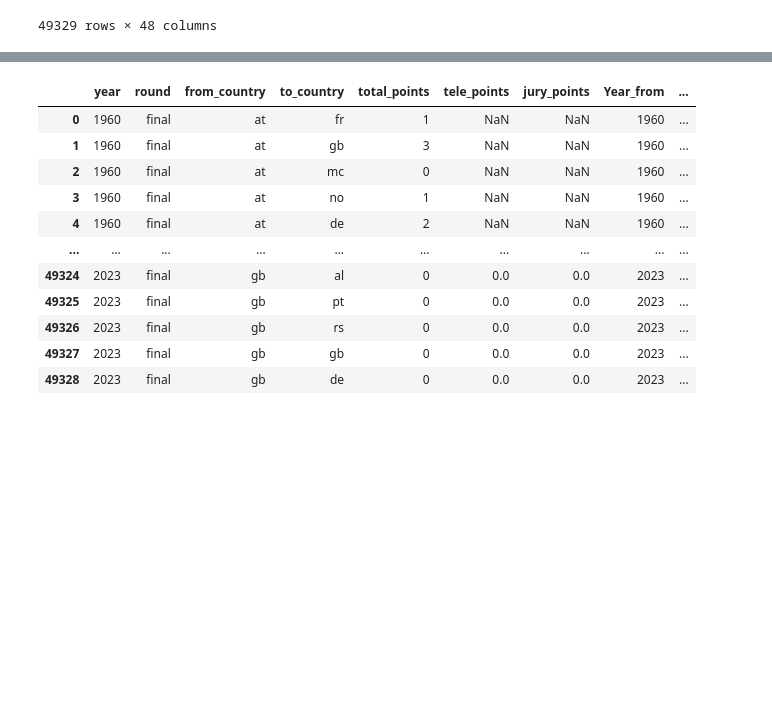
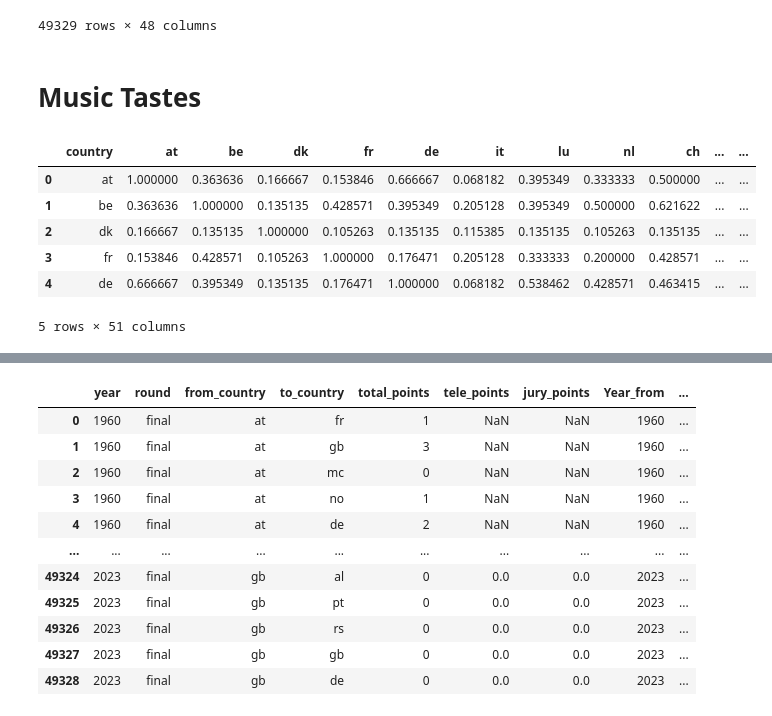
Before and after one commit to kluedemann/eurovision-voting-analysis, a Jupyter notebook: src/data_processing.ipynb, the cells around one changed output, grey strips where cells are left out. Drawn from its saved outputs; the diff is of its cells as text; code cells hidden in the pictures; blank space fills up the shorter version.

Commit message:
Added jaccard genre similarity to data processing

```diff
--- a/src/data_processing.ipynb
+++ b/src/data_processing.ipynb
@@ -353,3 +353,16 @@ vote_dists
 | 49327 | 2023 | final | gb | gb | gb | gb | 0 | 0.0 | ... |
 | 49328 | 2023 | final | gb | de | gb | de | 0 | 0.0 | ... |
 49329 rows × 48 columns
+# %% [markdown]
+# Music Tastes
+# %%
+music_similarity_raw = pd.read_csv("../data/jaccard_normalized_genres_similarity.csv")
+music_similarity_raw.head()
+# %% [output]
+|  | country | at | be | dk | fr | de | it | lu | nl | ch | ... | ... |
+| 0 | at | 1.000000 | 0.363636 | 0.166667 | 0.153846 | 0.666667 | 0.068182 | 0.395349 | 0.333333 | 0.500000 | ... | ... |
+| 1 | be | 0.363636 | 1.000000 | 0.135135 | 0.428571 | 0.395349 | 0.205128 | 0.395349 | 0.500000 | 0.621622 | ... | ... |
+| 2 | dk | 0.166667 | 0.135135 | 1.000000 | 0.105263 | 0.135135 | 0.115385 | 0.135135 | 0.105263 | 0.135135 | ... | ... |
+| 3 | fr | 0.153846 | 0.428571 | 0.105263 | 1.000000 | 0.176471 | 0.205128 | 0.333333 | 0.200000 | 0.428571 | ... | ... |
+| 4 | de | 0.666667 | 0.395349 | 0.135135 | 0.176471 | 1.000000 | 0.068182 | 0.538462 | 0.428571 | 0.463415 | ... | ... |
+5 rows × 51 columns
```
Also changed, not shown: parts of 2 cells of this notebook, 2 other files.
